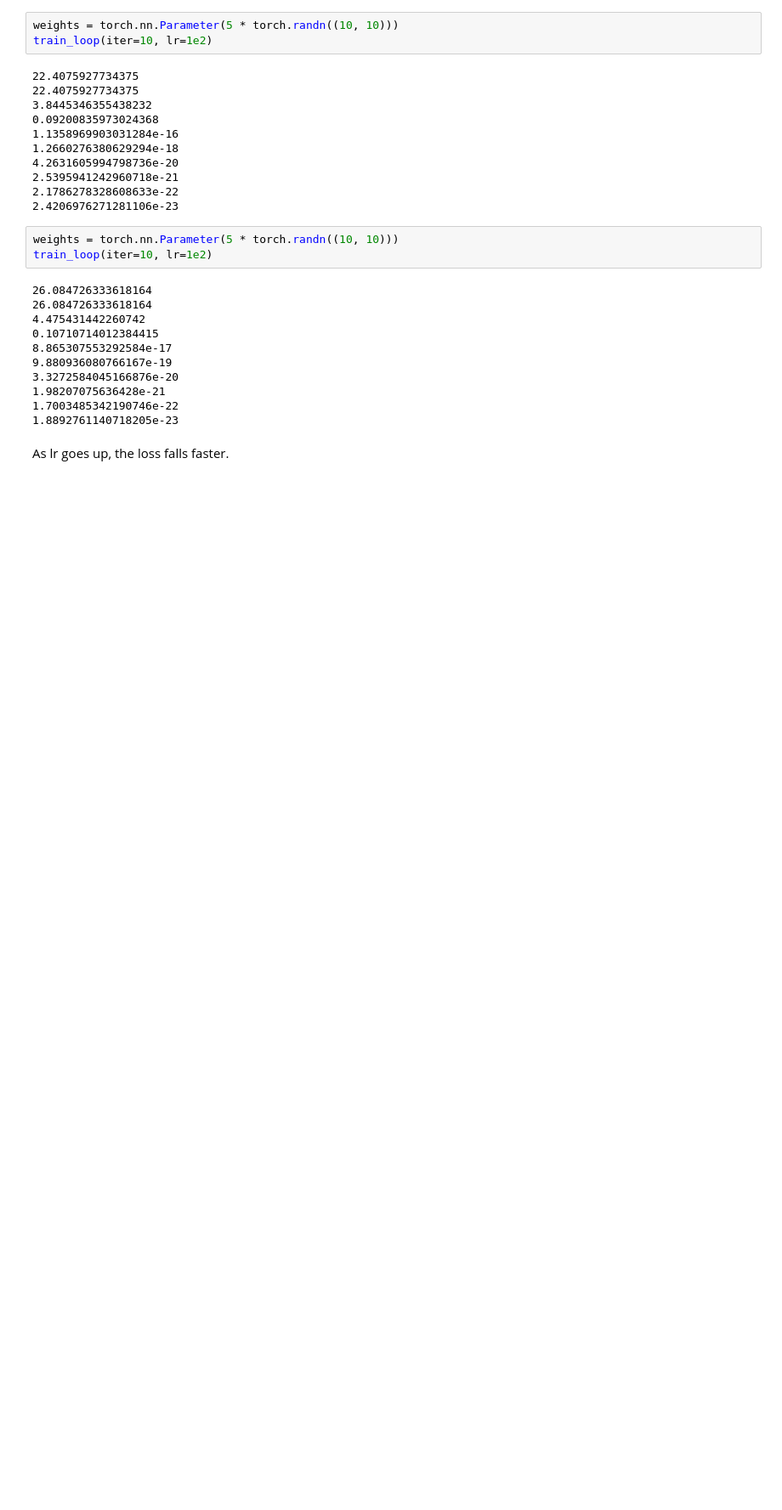
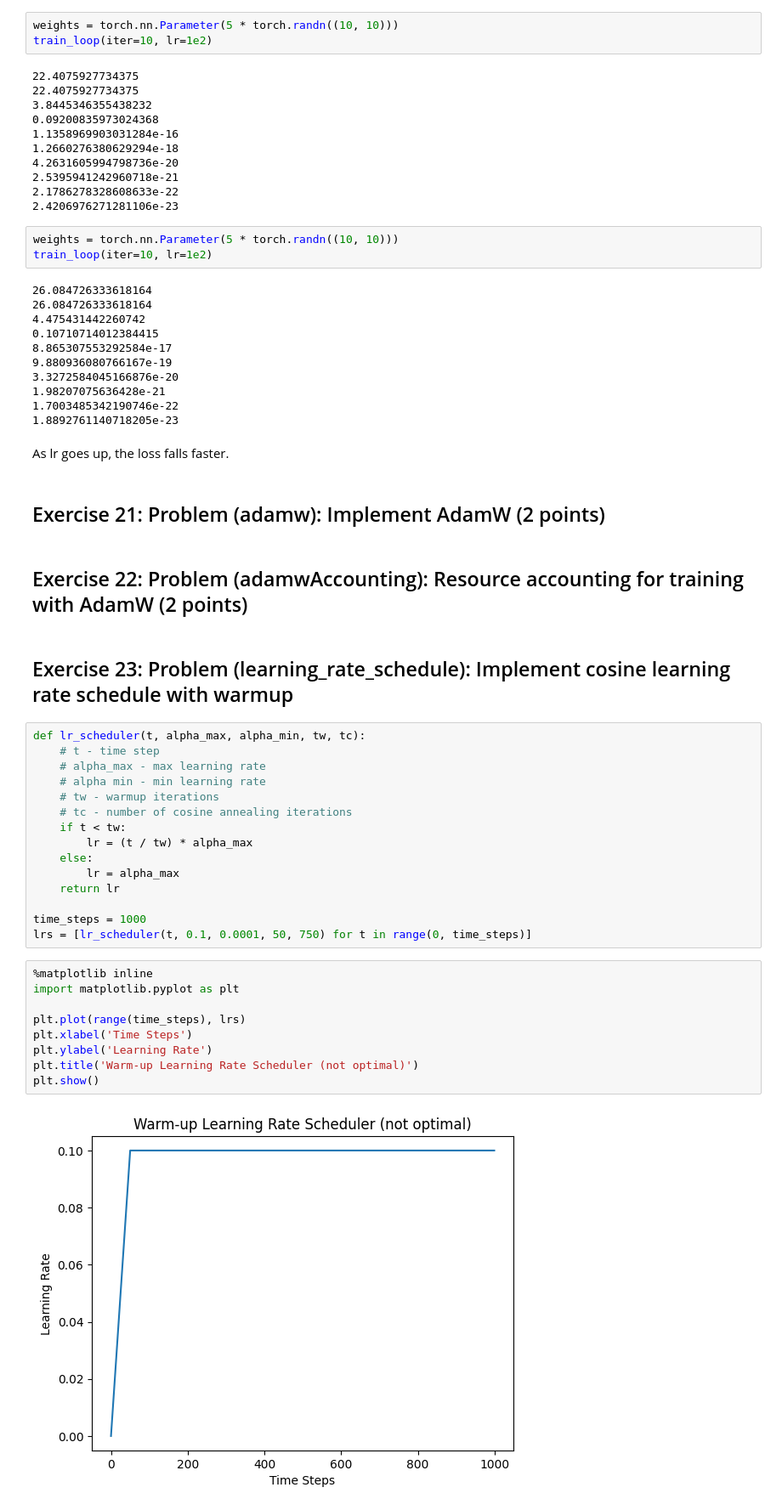
Before and after one commit to binga/relearning-ai, a Jupyter notebook: nbs/017-cs336-a1-full_assignment_test.ipynb, the cells around one changed output. Shown at 85% size. Saved outputs shown, nothing was run; the diff lists cells and outputs as text; blank space fills up the shorter version.

Commit message:
added learning rate scheduler

```diff
--- a/nbs/017-cs336-a1-full_assignment_test.ipynb
+++ b/nbs/017-cs336-a1-full_assignment_test.ipynb
@@ -1303,3 +1303,35 @@ train_loop(iter=10, lr=1e2)
 1.8892761140718205e-23
 # %% [markdown]
 As lr goes up, the loss falls faster.
+# %% [markdown]
+## Exercise 21: Problem (adamw): Implement AdamW (2 points)
+# %% [markdown]
+## Exercise 22: Problem (adamwAccounting): Resource accounting for training with AdamW (2 points)
+# %% [markdown]
+## Exercise 23: Problem (learning_rate_schedule): Implement cosine learning rate schedule with warmup
+# %%
+def lr_scheduler(t, alpha_max, alpha_min, tw, tc):
+    # t - time step
+    # alpha_max - max learning rate
+    # alpha min - min learning rate
+    # tw - warmup iterations
+    # tc - number of cosine annealing iterations
+    if t < tw:
+        lr = (t / tw) * alpha_max
+    else:
+        lr = alpha_max
+    return lr
+
+time_steps = 1000
+lrs = [lr_scheduler(t, 0.1, 0.0001, 50, 750) for t in range(0, time_steps)]
+# %%
+%matplotlib inline
+import matplotlib.pyplot as plt
+
+plt.plot(range(time_steps), lrs)
+plt.xlabel('Time Steps')
+plt.ylabel('Learning Rate')
+plt.title('Warm-up Learning Rate Scheduler (not optimal)')
+plt.show()
+# %% [output]
+[figure, added]
```
Also changed, not shown: parts of 3 cells of this notebook.
